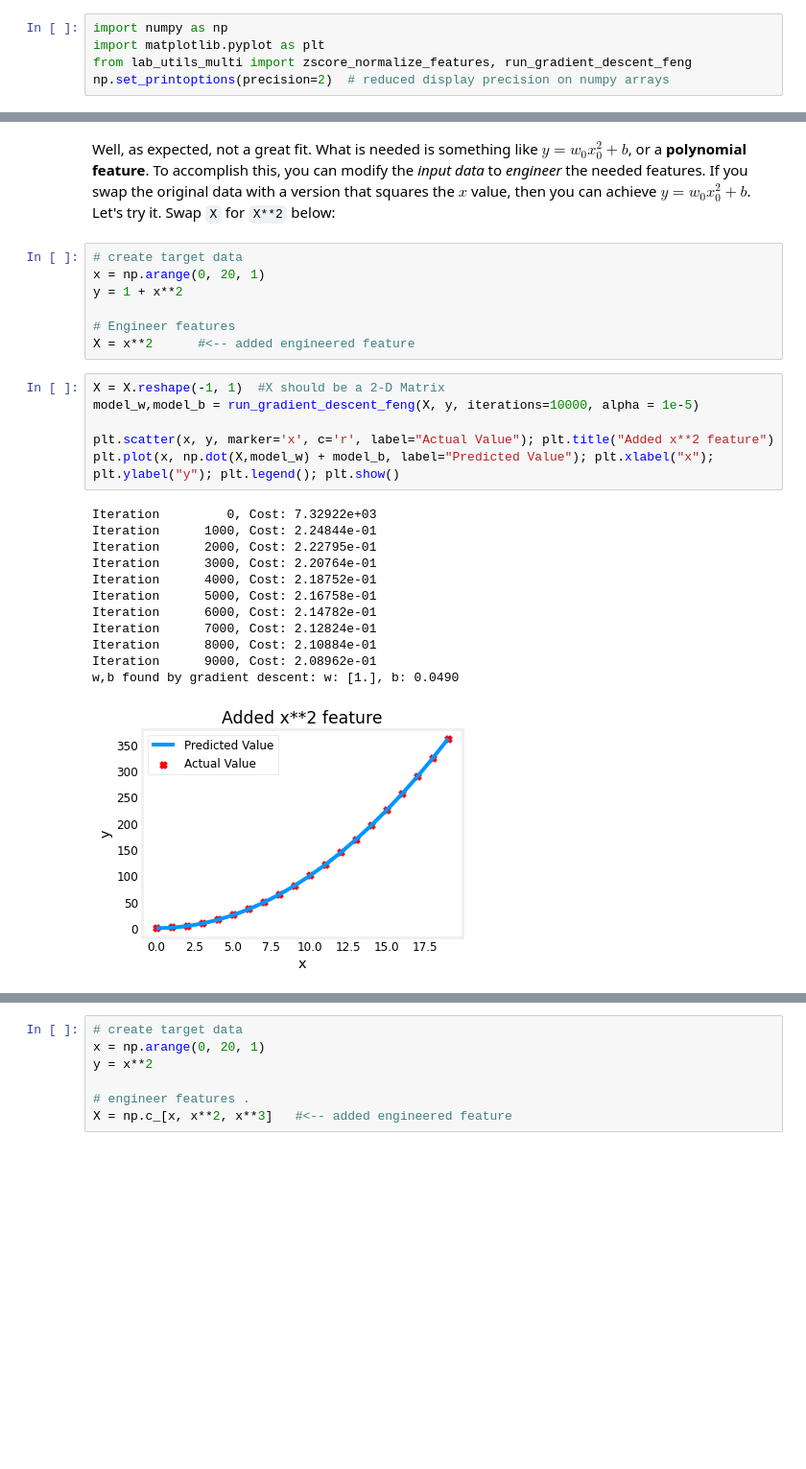
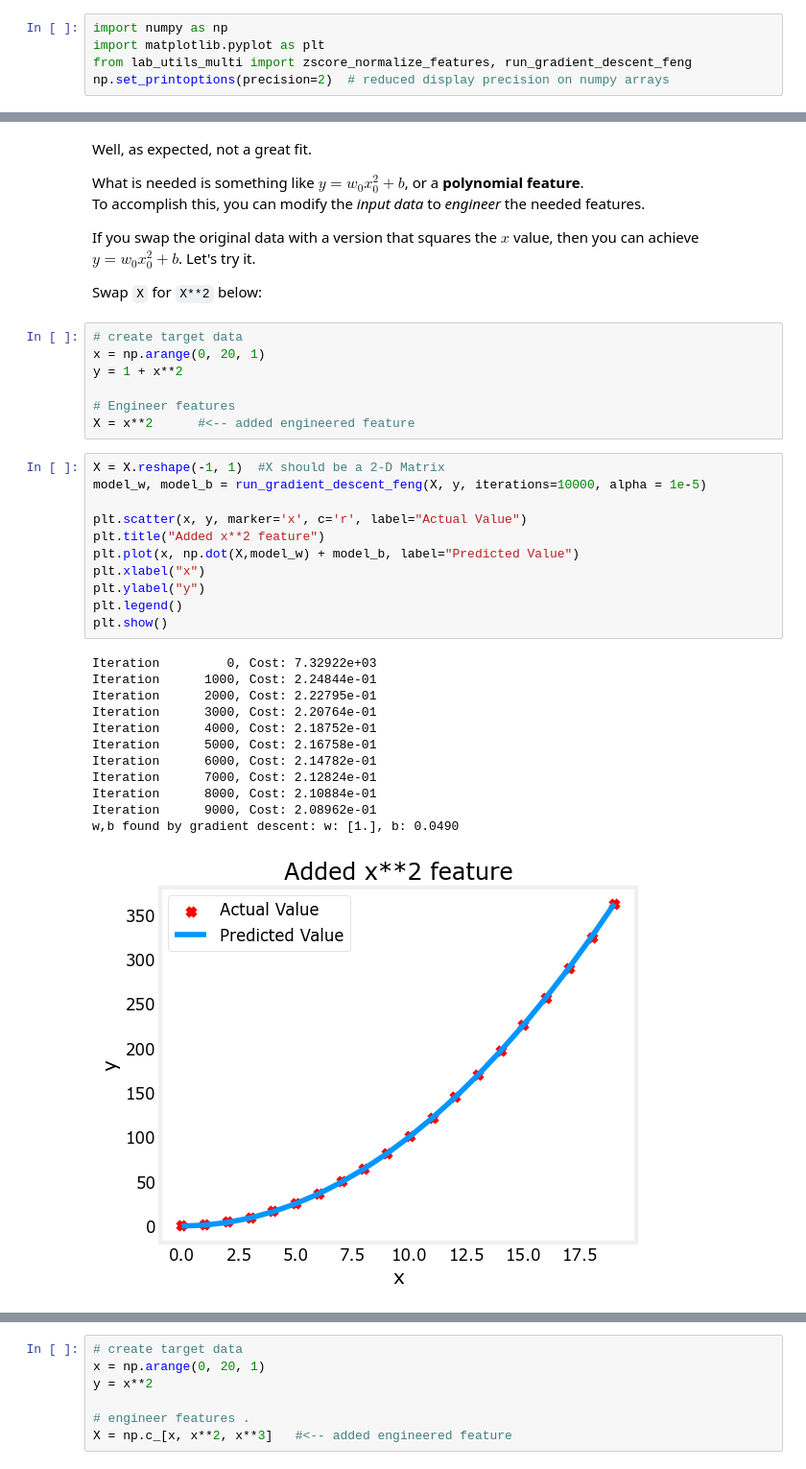
Before and after one commit to AntonioDiaz/machine-learning-specialization, a Jupyter notebook: 02_week/C1_W2_Lab04_FeatEng_PolyReg_Soln.ipynb, the cells around one changed output, grey strips where cells are left out. Shown at 96% size. Saved outputs shown, nothing was run; the diff lists cells and outputs as text; blank space fills up the shorter version.

```diff
--- a/02_week/C1_W2_Lab04_FeatEng_PolyReg_Soln.ipynb
+++ b/02_week/C1_W2_Lab04_FeatEng_PolyReg_Soln.ipynb
@@ -59,6 +72,12 @@ w,b found by gradient descent: w: [18.7], b: -52.0834
 # %% [markdown]
-Well, as expected, not a great fit. What is needed is something like $y= w_0x_0^2 + b$, or a **polynomial feature**.
-To accomplish this, you can modify the *input data* to *engineer* the needed features. If you swap the original data with a version that squares the $x$ value, then you can achieve $y= w_0x_0^2 + b$. Let's try it. Swap `X` for `X**2` below:
+Well, as expected, not a great fit.
+
+What is needed is something like $y= w_0x_0^2 + b$, or a **polynomial feature**.
+To accomplish this, you can modify the *input data* to *engineer* the needed features.
+
+If you swap the original data with a version that squares the $x$ value, then you can achieve $y= w_0x_0^2 + b$. Let's try it.
+
+Swap `X` for `X**2` below:
 # %%
 # create target data
 x = np.arange(0, 20, 1)
@@ -68,21 +87,26 @@ y = 1 + x**2
 X = x**2      #<-- added engineered feature
 # %%
 X = X.reshape(-1, 1)  #X should be a 2-D Matrix
-model_w,model_b = run_gradient_descent_feng(X, y, iterations=10000, alpha = 1e-5)
+model_w, model_b = run_gradient_descent_feng(X, y, iterations=10000, alpha = 1e-5)
 
-plt.scatter(x, y, marker='x', c='r', label="Actual Value"); plt.title("Added x**2 feature")
-plt.plot(x, np.dot(X,model_w) + model_b, label="Predicted Value"); plt.xlabel("x"); plt.ylabel("y"); plt.legend(); plt.show()
+plt.scatter(x, y, marker='x', c='r', label="Actual Value")
+plt.title("Added x**2 feature")
+plt.plot(x, np.dot(X,model_w) + model_b, label="Predicted Value")
+plt.xlabel("x")
+plt.ylabel("y")
+plt.legend()
+plt.show()
 # %% [output]
 Iteration         0, Cost: 7.32922e+03
 Iteration      1000, Cost: 2.24844e-01
 Iteration      2000, Cost: 2.22795e-01
 Iteration      3000, Cost: 2.20764e-01
 Iteration      4000, Cost: 2.18752e-01
 Iteration      5000, Cost: 2.16758e-01
 Iteration      6000, Cost: 2.14782e-01
 Iteration      7000, Cost: 2.12824e-01
 Iteration      8000, Cost: 2.10884e-01
 Iteration      9000, Cost: 2.08962e-01
 w,b found by gradient descent: w: [1.], b: 0.0490
-[figure, old version]
+[figure, new version]
 # %% [markdown]
```
Also changed, not shown: parts of 14 cells of this notebook.
